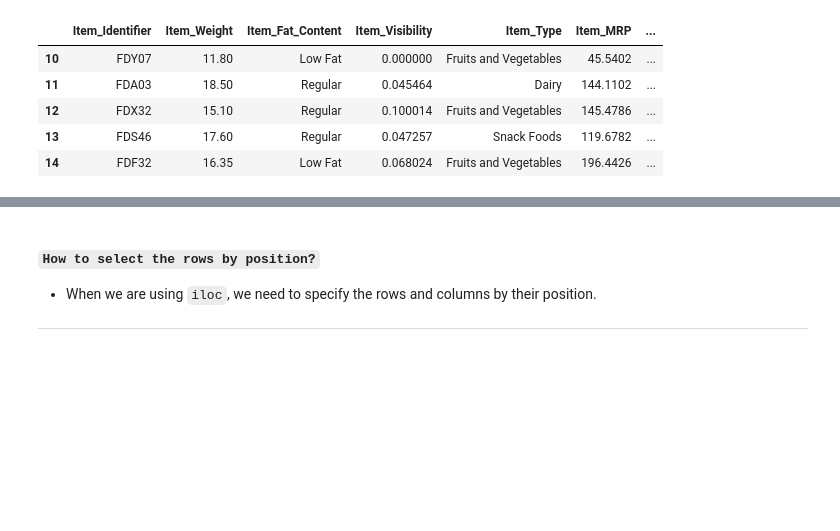
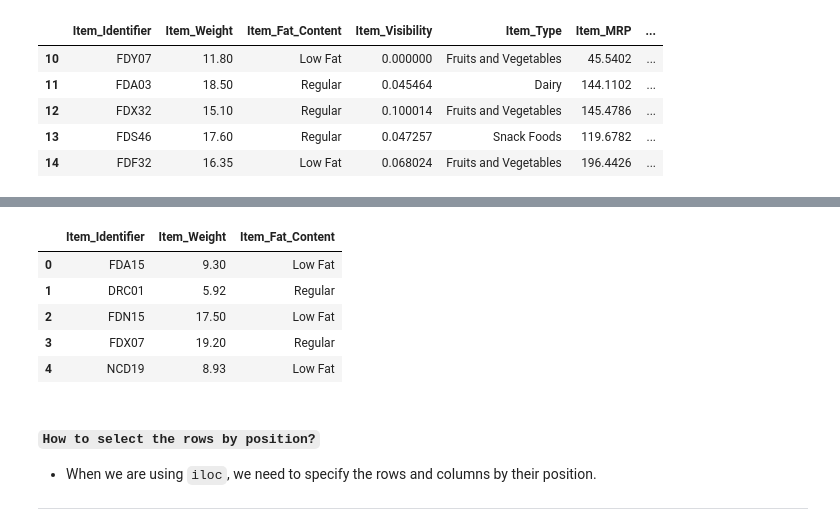
Before and after one commit to JapiKredi/Pinnacle_AI_program_AnalyticsVidyha, a Jupyter notebook: 1_Subsetting_Position_Based.ipynb, the cells around one changed output, grey strips where cells are left out. Cells and saved outputs as stored; diff of their text form; code cells hidden in the pictures; blank space fills up the shorter version.

```diff
--- a/1_Subsetting_Position_Based.ipynb
+++ b/1_Subsetting_Position_Based.ipynb
@@ -82,3 +109,13 @@ data[10:15]
+# %%
+# Select the first 5 rows and the first 3 columns
+data.iloc[:5, :3]
+# %% [output]
+|  | Item_Identifier | Item_Weight | Item_Fat_Content |
+| 0 | FDA15 | 9.30 | Low Fat |
+| 1 | DRC01 | 5.92 | Regular |
+| 2 | FDN15 | 17.50 | Low Fat |
+| 3 | FDX07 | 19.20 | Regular |
+| 4 | NCD19 | 8.93 | Low Fat |
 # %% [markdown]
 #### `How to select the rows by position?`
 
```
Also changed, not shown: parts of 2 cells of this notebook.
